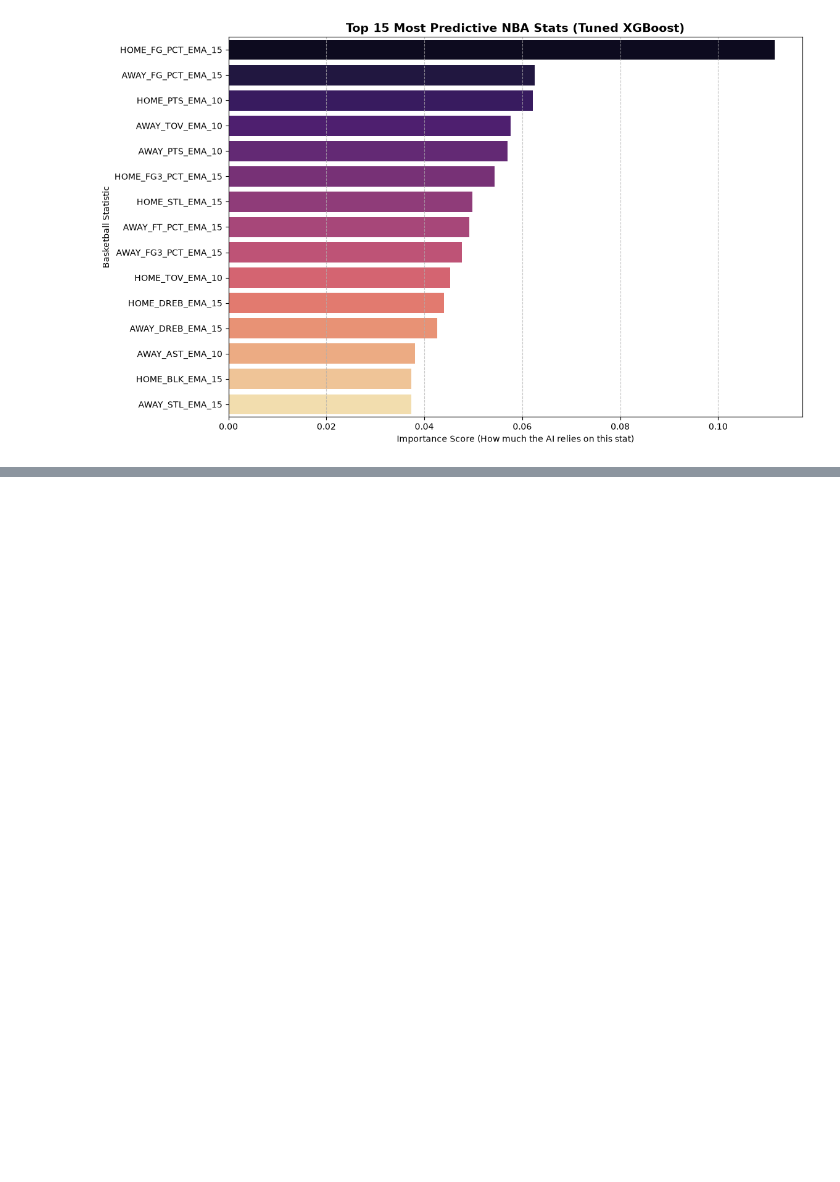
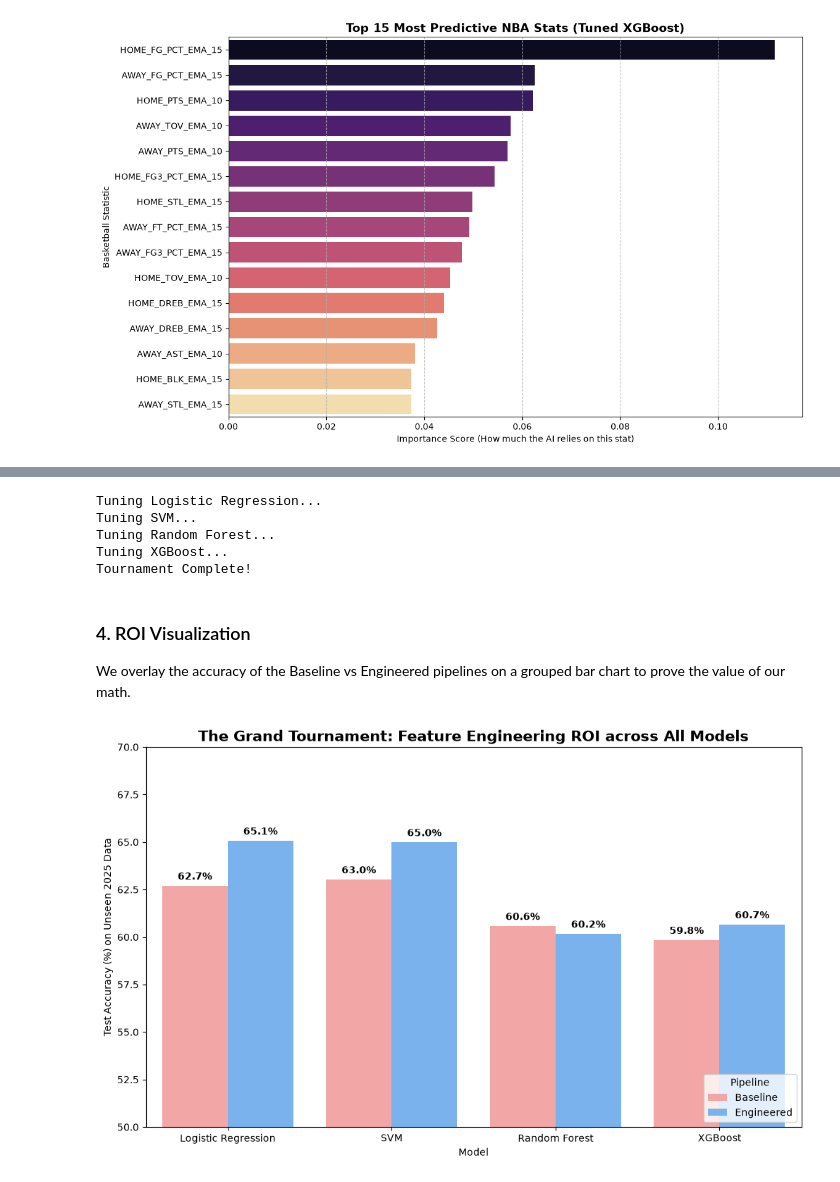
Before and after one commit to shloksachdev/NBA_Predictor-2.0, a Jupyter notebook: notebooks/model_training.ipynb, the cells around one changed output, grey strips where cells are left out. Drawn from its saved outputs; the diff is of its cells as text; code cells hidden in the pictures; blank space fills up the shorter version.

```diff
--- a/notebooks/model_training.ipynb
+++ b/notebooks/model_training.ipynb
@@ -277,0 +309,50 @@ Passing `palette` without assigning `hue` is deprecated and will be removed in v
+# %%
+tournament_results = []
+
+for model_name, (model, param_grid) in models.items():
+    print(f"Tuning {model_name}...")
+
+    # Baseline
+    grid_base = GridSearchCV(model, param_grid, cv=tscv, scoring='accuracy', n_jobs=-1)
+    grid_base.fit(X_train_base_scaled, y_train_base)
+    acc_base = accuracy_score(y_test_base, grid_base.best_estimator_.predict(X_test_base_scaled))
+    tournament_results.append({'Model': model_name, 'Dataset': 'Baseline', 'Accuracy': acc_base * 100})
+
+    # Engineered
+    grid_eng = GridSearchCV(model, param_grid, cv=tscv, scoring='accuracy', n_jobs=-1)
+    grid_eng.fit(X_train_eng_scaled, y_train_eng)
+    acc_eng = accuracy_score(y_test_eng, grid_eng.best_estimator_.predict(X_test_eng_scaled))
+    tournament_results.append({'Model': model_name, 'Dataset': 'Engineered', 'Accuracy': acc_eng * 100})
+
+results_df = pd.DataFrame(tournament_results)
+print("Tournament Complete!")
+# %% [output]
+Tuning Logistic Regression...
+Tuning SVM...
+Tuning Random Forest...
+Tuning XGBoost...
+Tournament Complete!
+# %% [markdown]
+### 4. ROI Visualization
+We overlay the accuracy of the Baseline vs Engineered pipelines on a grouped bar chart to prove the value of our math.
+# %%
+plt.figure(figsize=(12, 7))
+ax = sns.barplot(x='Model', y='Accuracy', hue='Dataset', data=results_df, palette=['#FF9999', '#66B2FF'])
+
+plt.ylim(50, 70)
+plt.title("The Grand Tournament: Feature Engineering ROI across All Models", fontsize=15, fontweight='bold')
+plt.ylabel("Test Accuracy (%) on Unseen 2025 Data")
+plt.legend(title='Pipeline', loc='lower right')
+
+for p in ax.patches:
+    if p.get_height() > 0:
+        ax.annotate(f'{p.get_height():.1f}%',
+                    (p.get_x() + p.get_width() / 2., p.get_height()),
+                    ha = 'center', va = 'center',
+                    xytext = (0, 9),
+                    textcoords = 'offset points',
+                    fontsize=10, fontweight='bold')
+
+plt.show()
+# %% [output]
+[figure, added]
```
Also changed, not shown: parts of 6 cells of this notebook, 2 other files.
